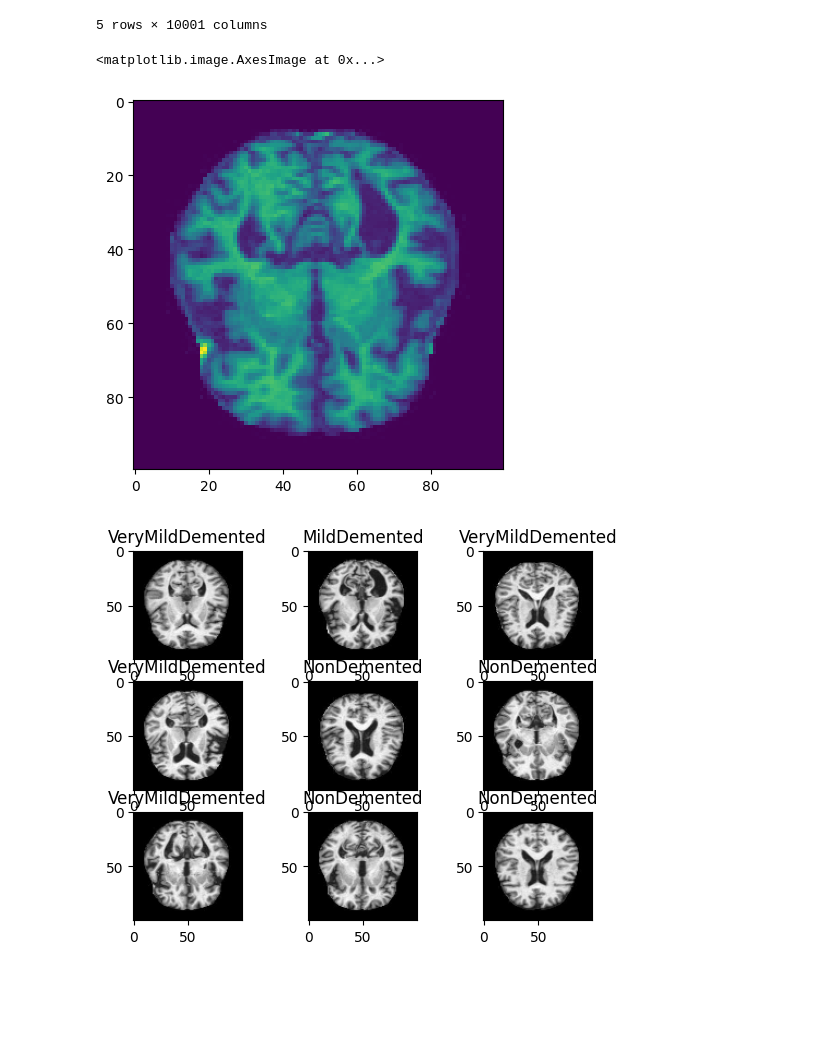
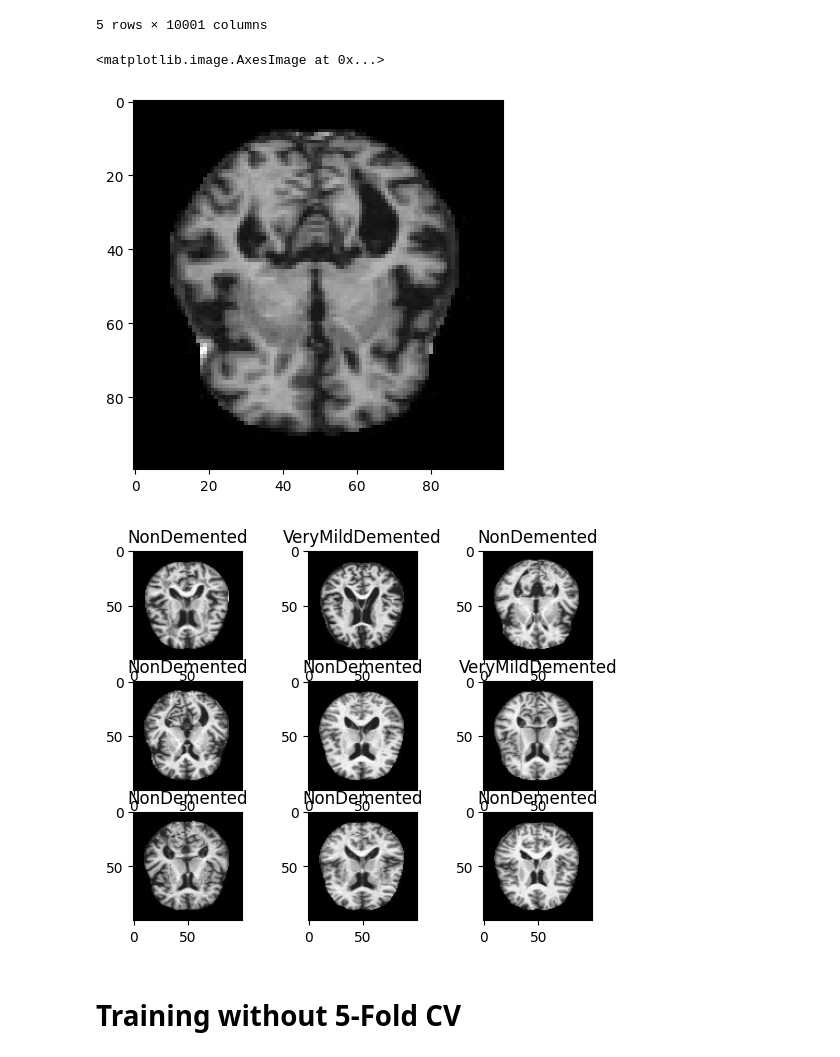
Before and after one commit to karamarora20/Alzheimer_detection, a Jupyter notebook: Models/model1.ipynb, the cells around one changed output. Cells and saved outputs as stored; diff of their text form; code cells hidden in the pictures; blank space fills up the shorter version.

```diff
--- a/Models/model1.ipynb
+++ b/Models/model1.ipynb
@@ -49,10 +49,9 @@ def load_train_data(img_size):
             train_path='../Dataset/train/VeryMildDemented/veryMildDem'
         for j in range(100000):
             try:
-                img=cv2.imread(f'{train_path}{j}.jpg')
-                img_gray=cv2.cvtColor(img,cv2.COLOR_BGR2GRAY)
+                img=cv2.imread(f'{train_path}{j}.jpg',cv2.IMREAD_GRAYSCALE)
+                df_train.append(cv2.resize(img,(img_size,img_size)).reshape(img_size*img_size))
                 labels.append(i)
-                df_train.append(cv2.resize(img_gray,(img_size,img_size)).reshape(img_size*img_size))
 
             except:
                 break
@@ -83,10 +82,10 @@ df_train.head()
 X,Y=df_train.iloc[:,:-1].values,df_train.iloc[:,-1]
 X=X.reshape(X.shape[0],img_size,img_size,1)
 # %%
-plt.imshow(X[0])
+plt.imshow(X[0],cmap='gray')
 # %% [output]
 <matplotlib.image.AxesImage at 0x...>
-[figure, old version]
+[figure, new version]
 # %%
 import random
 for i in range(0,9):
@@ -95,7 +94,7 @@ for i in range(0,9):
     plt.imshow(X[j].reshape(img_size,img_size),cmap=plt.get_cmap('gray'))
     plt.title(Y[j])
 # %% [output]
-[figure, old version]
+[figure, new version]
 # %%
 from sklearn.model_selection import train_test_split
 X_train,X_test,Y_train,Y_test=train_test_split(X,Y,test_size=0.2,random_state=42)
@@ -106,6 +105,8 @@ from sklearn.preprocessing import LabelEncoder
 le=LabelEncoder()
 Y_train=le.fit_transform(Y_train)
 Y_test=le.transform(Y_test)
+# %% [markdown]
+# Training without 5-Fold CV
 # %%
 from keras.models import Sequential
 from keras.layers import Dense,Conv2D,MaxPooling2D,Flatten,Dropout,BatchNormalization
```
Also changed, not shown: parts of 4 cells of this notebook.
